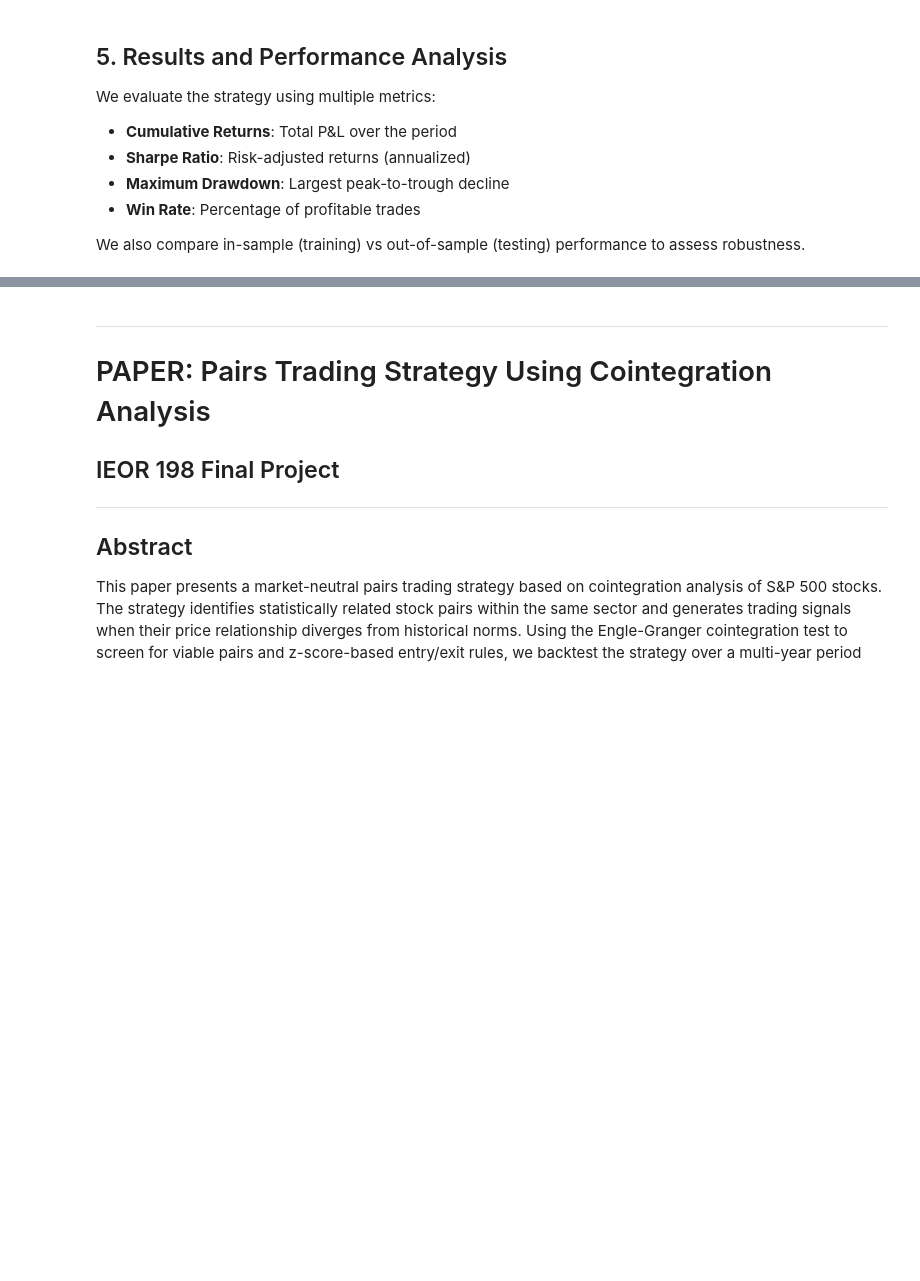
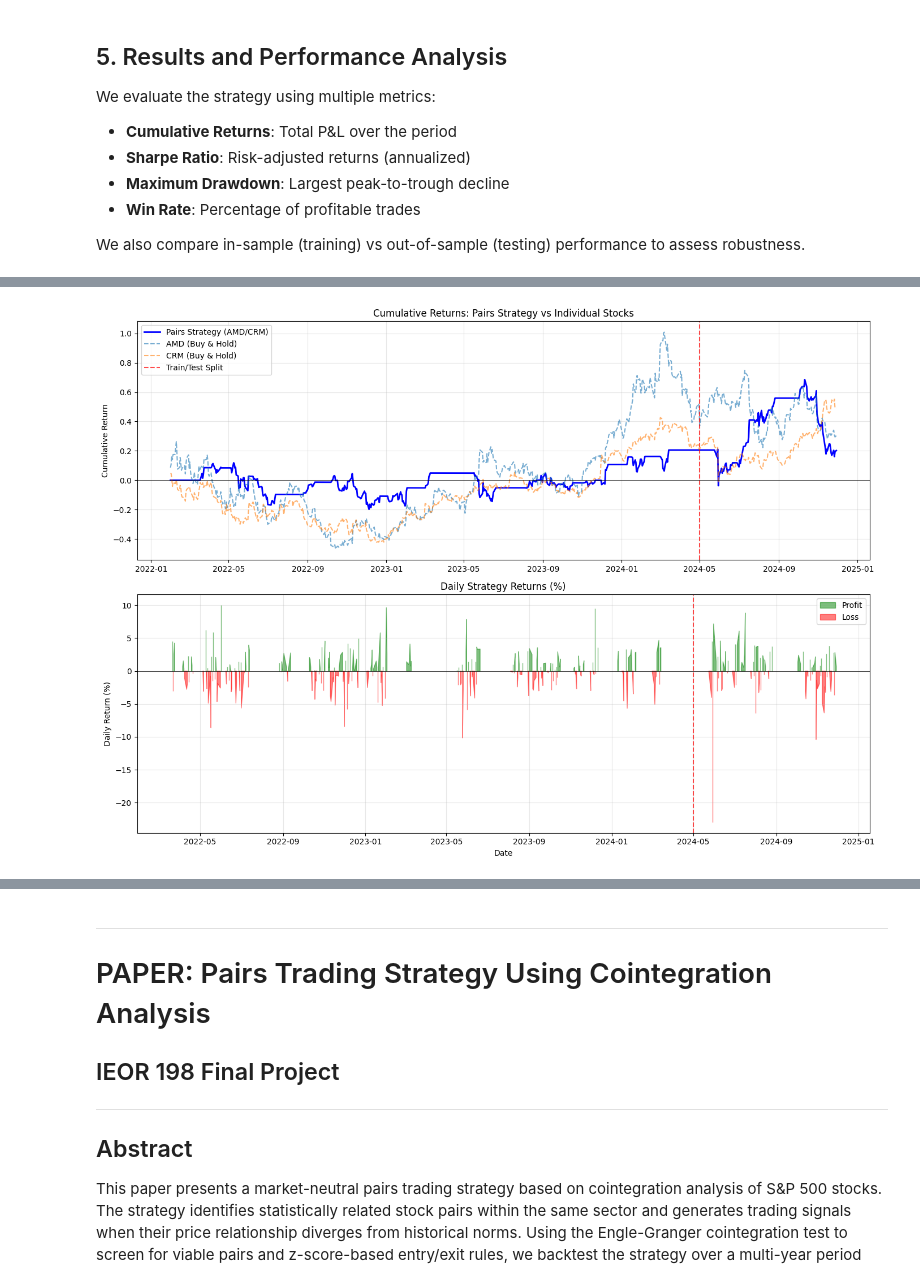
Before and after one commit to Vitamoon/ieor198, a Jupyter notebook: final_proj.ipynb, the cells around one changed output, grey strips where cells are left out. Saved outputs shown, nothing was run; the diff lists cells and outputs as text; code cells hidden in the pictures; blank space fills up the shorter version.

```diff
--- a/final_proj.ipynb
+++ b/final_proj.ipynb
@@ -286,6 +439,9 @@ def generate_signals(zscore, entry_thresh=2.0, exit_thresh=0.0):
     Short spread when z-score > +entry_thresh (spread is expensive, expect decrease)
     Exit when z-score crosses exit_thresh (mean reversion complete)
     """
+    if len(zscore) == 0:
+        return pd.Series()
+
     signals = pd.Series(index=zscore.index, data=0.0)
     position = 0
 
@@ -312,9 +468,13 @@ def generate_signals(zscore, entry_thresh=2.0, exit_thresh=0.0):
 
     return signals
 
-signals = generate_signals(zscore_spread, entry_threshold, exit_threshold)
+if len(zscore_spread) > 0:
+    signals = generate_signals(zscore_spread, entry_threshold, exit_threshold)
 
-print(f"Total trading days: {len(signals)}")
-print(f"Days in long position: {(signals == 1).sum()}")
-print(f"Days in short position: {(signals == -1).sum()}")
-print(f"Days with no position: {(signals == 0).sum()}")
+    print(f"Total trading days: {len(signals)}")
+    print(f"Days in long position: {(signals == 1).sum()}")
+    print(f"Days in short position: {(signals == -1).sum()}")
+    print(f"Days with no position: {(signals == 0).sum()}")
+else:
+    print("ERROR: Cannot generate signals - no z-score data available.")
+    signals = pd.Series()
@@ -445,38 +670,45 @@ full_metrics = calculate_metrics(backtest_df['strategy_return_net'],
 # %%
 # Plot cumulative returns
-fig, axes = plt.subplots(2, 1, figsize=(14, 10))
+if len(backtest_df) > 0 and 'strategy_return_net' in backtest_df.columns:
+    fig, axes = plt.subplots(2, 1, figsize=(14, 10))
 
-# Cumulative returns comparison
-strategy_cum = backtest_df['strategy_return_net'].cumsum()
-s1_cum = backtest_df['ret_s1'].cumsum()
-s2_cum = backtest_df['ret_s2'].cumsum()
+    # Cumulative returns comparison
+    strategy_cum = backtest_df['strategy_return_net'].cumsum()
+    s1_cum = backtest_df['ret_s1'].cumsum()
+    s2_cum = backtest_df['ret_s2'].cumsum()
 
-# Convert to simple returns for plotting
-axes[0].plot(np.exp(strategy_cum) - 1, label=f'Pairs Strategy ({stock1}/{stock2})', linewidth=2, color='blue')
-axes[0].plot(np.exp(s1_cum) - 1, label=f'{stock1} (Buy & Hold)', alpha=0.6, linestyle='--')
-axes[0].plot(np.exp(s2_cum) - 1, label=f'{stock2} (Buy & Hold)', alpha=0.6, linestyle='--')
-axes[0].axvline(train_end_date, color='red', linestyle='--', label='Train/Test Split', alpha=0.7)
-axes[0].axhline(0, color='black', linestyle='-', linewidth=0.5)
-axes[0].set_title('Cumulative Returns: Pairs Strategy vs Individual Stocks', fontsize=12)
-axes[0].set_ylabel('Cumulative Return')
-axes[0].legend(loc='upper left')
-axes[0].grid(True, alpha=0.3)
+    # Convert to simple returns for plotting
+    axes[0].plot(np.exp(strategy_cum) - 1, label=f'Pairs Strategy ({stock1}/{stock2})', linewidth=2, color='blue')
+    axes[0].plot(np.exp(s1_cum) - 1, label=f'{stock1} (Buy & Hold)', alpha=0.6, linestyle='--')
+    axes[0].plot(np.exp(s2_cum) - 1, label=f'{stock2} (Buy & Hold)', alpha=0.6, linestyle='--')
+    if len(train_data) > 0:
+        axes[0].axvline(train_end_date, color='red', linestyle='--', label='Train/Test Split', alpha=0.7)
+    axes[0].axhline(0, color='black', linestyle='-', linewidth=0.5)
+    axes[0].set_title('Cumulative Returns: Pairs Strategy vs Individual Stocks', fontsize=12)
+    axes[0].set_ylabel('Cumulative Return')
+    axes[0].legend(loc='upper left')
+    axes[0].grid(True, alpha=0.3)
 
-# Strategy returns with signals overlay
-ax2 = axes[1]
-ax2.fill_between(backtest_df.index, 0, backtest_df['strategy_return_net'] * 100,
-                  where=backtest_df['strategy_return_net'] > 0, color='green', alpha=0.5, label='Profit')
-ax2.fill_between(backtest_df.index, 0, backtest_df['strategy_return_net'] * 100,
-                  where=backtest_df['strategy_return_net'] < 0, color='red', alpha=0.5, label='Loss')
-ax2.axvline(train_end_date, color='red', linestyle='--', alpha=0.7)
-ax2.axhline(0, color='black', linestyle='-', linewidth=0.5)
-ax2.set_title('Daily Strategy Returns (%)', fontsize=12)
-ax2.set_ylabel('Daily Return (%)')
-ax2.set_xlabel('Date')
-ax2.legend()
-ax2.grid(True, alpha=0.3)
+    # Strategy returns with signals overlay
+    ax2 = axes[1]
+    ax2.fill_between(backtest_df.index, 0, backtest_df['strategy_return_net'] * 100,
+                      where=backtest_df['strategy_return_net'] > 0, color='green', alpha=0.5, label='Profit')
+    ax2.fill_between(backtest_df.index, 0, backtest_df['strategy_return_net'] * 100,
+                      where=backtest_df['strategy_return_net'] < 0, color='red', alpha=0.5, label='Loss')
+    if len(train_data) > 0:
+        ax2.axvline(train_end_date, color='red', linestyle='--', alpha=0.7)
+    ax2.axhline(0, color='black', linestyle='-', linewidth=0.5)
+    ax2.set_title('Daily Strategy Returns (%)', fontsize=12)
+    ax2.set_ylabel('Daily Return (%)')
+    ax2.set_xlabel('Date')
+    ax2.legend()
+    ax2.grid(True, alpha=0.3)
 
-plt.tight_layout()
-plt.show()
+    plt.tight_layout()
+    plt.show()
+else:
+    print("ERROR: Cannot plot - no backtest data available.")
+# %% [output]
+[figure, added]
 # %%
 # Trading signal visualization with z-score
```
Also changed, not shown: parts of 15 cells of this notebook.
